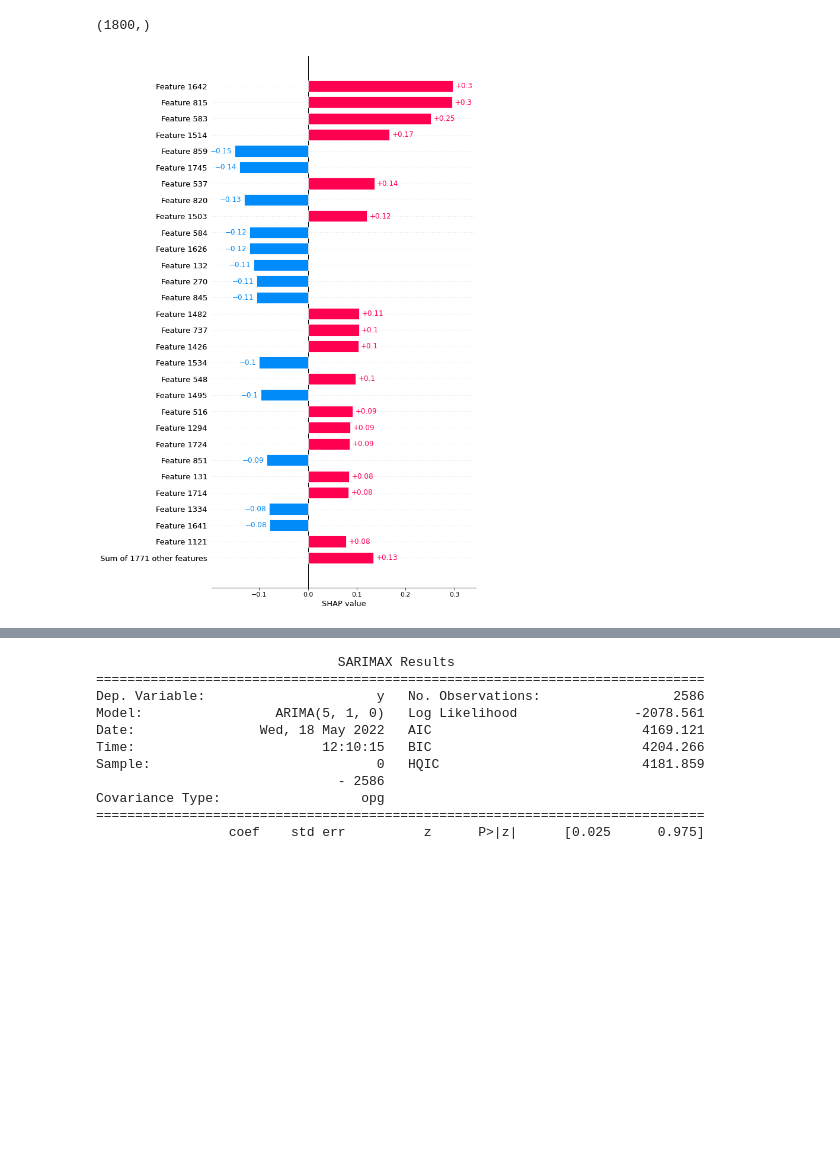
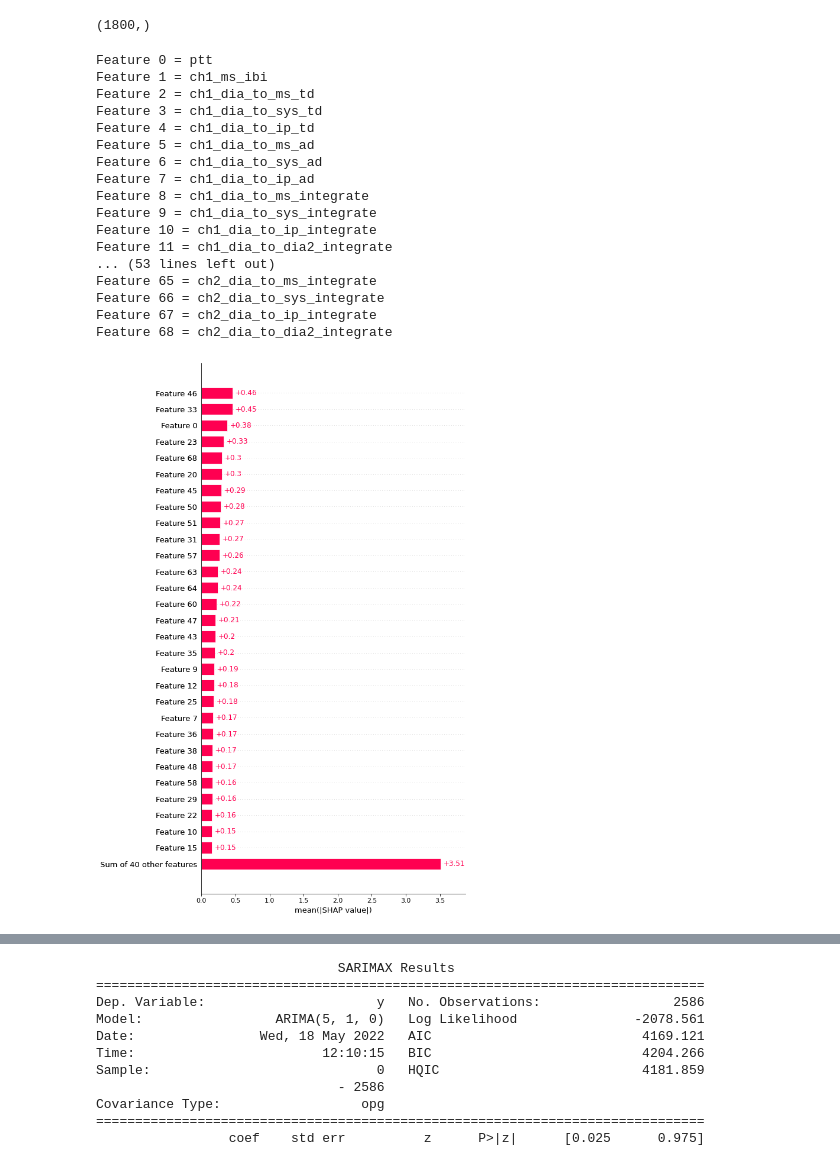
Before and after one commit to Innoversa/subject_variance_analysis, a Jupyter notebook: bin_classification.ipynb, the cells around one changed output, grey strips where cells are left out. Saved outputs shown, nothing was run; the diff lists cells and outputs as text; code cells hidden in the pictures; blank space fills up the shorter version.

```diff
--- a/bin_classification.ipynb
+++ b/bin_classification.ipynb
@@ -111,7 +93,7 @@ array([0, 0, 0, 0, 0, 0, 0, 0, 0, 0, 0, 0, 1, 0, 0, 0, 0, 0, 0, 0, 0, 0,
 # %%
 binary_pairs = []
-for a in np.arange(120, 161, 10):
-    for b in np.arange(a, 161, 10):
+for a in np.arange(120, 151, 10):
+    for b in np.arange(a, 151, 10):
         if a != b:
             binary_pairs.append([a, b])
 # %%
@@ -128,0 +119,9 @@ X = mm.fit_transform(X)
+# %%
+X = np.load('X_file 75H.npy')
+y = np.load('y_file 75H.npy')
+X = X.reshape(len(X),-1)
+X = np.concatenate((X[:,2100:3000], X[:,-900:]), axis=1)
+# mm = MinMaxScaler()
+# X = mm.fit_transform(X)
+# X, y = label_binary_converter(in_x=X, in_y=y)
+X.shape, y.shape
@@ -129,7 +142,7 @@ X = mm.fit_transform(X)
 # %%
 import warnings
 warnings.filterwarnings('ignore')
-for pair in [binary_pairs[-1]]:
+for pair in binary_pairs:
     print(pair)
     bin_x, bin_y = label_binary_converter(in_x=X, in_y=y, in_vals=pair, balanced_out=True, resample=False)
     print(bin_x.shape, bin_y.shape)
@@ -215,6 +247,31 @@ bin_x[1,:].shape
 # %% [output]
 (1800,)
 # %%
-shap.plots.bar(shap_test[2], max_display=30)
+name_list=['ptt','ch1_ms_ibi','ch1_dia_to_ms_td','ch1_dia_to_sys_td','ch1_dia_to_ip_td','ch1_dia_to_ms_ad','ch1_dia_to_sys_ad','ch1_dia_to_ip_ad','ch1_dia_to_ms_integrate','ch1_dia_to_sys_integrate','ch1_dia_to_ip_integrate','ch1_dia_to_dia2_integrate','ch2_ms_ibi','ch2_dia_to_ms_td','ch2_dia_to_sys_td','ch2_dia_to_ip_td','ch2_dia_to_ms_ad','ch2_dia_to_sys_ad','ch2_dia_to_ip_ad','ch2_dia_to_ms_integrate','ch2_dia_to_sys_integrate','ch2_dia_to_ip_integrate','ch2_dia_to_dia2_integrate']
+name_list+=['ptt','ch1_ms_ibi','ch1_dia_to_ms_td','ch1_dia_to_sys_td','ch1_dia_to_ip_td','ch1_dia_to_ms_ad','ch1_dia_to_sys_ad','ch1_dia_to_ip_ad','ch1_dia_to_ms_integrate','ch1_dia_to_sys_integrate','ch1_dia_to_ip_integrate','ch1_dia_to_dia2_integrate','ch2_ms_ibi','ch2_dia_to_ms_td','ch2_dia_to_sys_td','ch2_dia_to_ip_td','ch2_dia_to_ms_ad','ch2_dia_to_sys_ad','ch2_dia_to_ip_ad','ch2_dia_to_ms_integrate','ch2_dia_to_sys_integrate','ch2_dia_to_ip_integrate','ch2_dia_to_dia2_integrate']
+name_list+=['ptt','ch1_ms_ibi','ch1_dia_to_ms_td','ch1_dia_to_sys_td','ch1_dia_to_ip_td','ch1_dia_to_ms_ad','ch1_dia_to_sys_ad','ch1_dia_to_ip_ad','ch1_dia_to_ms_integrate','ch1_dia_to_sys_integrate','ch1_dia_to_ip_integrate','ch1_dia_to_dia2_integrate','ch2_ms_ibi','ch2_dia_to_ms_td','ch2_dia_to_sys_td','ch2_dia_to_ip_td','ch2_dia_to_ms_ad','ch2_dia_to_sys_ad','ch2_dia_to_ip_ad','ch2_dia_to_ms_integrate','ch2_dia_to_sys_integrate','ch2_dia_to_ip_integrate','ch2_dia_to_dia2_integrate']
+
+pl = ''
+for i, e in enumerate(name_list):
+    pl += f'Feature {i} = {e}\n'
+print(pl)
+shap.plots.bar(shap_test, max_display=30)
 # %% [output]
+Feature 0 = ptt
+Feature 1 = ch1_ms_ibi
+Feature 2 = ch1_dia_to_ms_td
+Feature 3 = ch1_dia_to_sys_td
+Feature 4 = ch1_dia_to_ip_td
+Feature 5 = ch1_dia_to_ms_ad
+Feature 6 = ch1_dia_to_sys_ad
+Feature 7 = ch1_dia_to_ip_ad
+Feature 8 = ch1_dia_to_ms_integrate
+Feature 9 = ch1_dia_to_sys_integrate
+Feature 10 = ch1_dia_to_ip_integrate
+Feature 11 = ch1_dia_to_dia2_integrate
+... (53 lines left out)
+Feature 65 = ch2_dia_to_ms_integrate
+Feature 66 = ch2_dia_to_sys_integrate
+Feature 67 = ch2_dia_to_ip_integrate
+Feature 68 = ch2_dia_to_dia2_integrate
-[figure, old version]
+[figure, new version]
```
Also changed, not shown: parts of 10 cells of this notebook, 1 other file.
